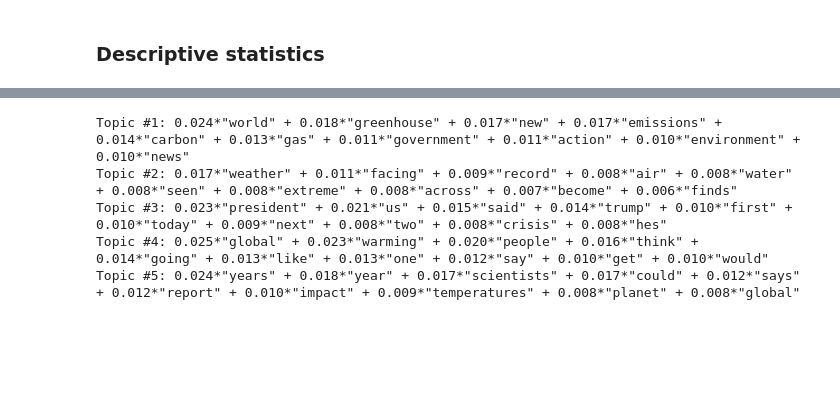
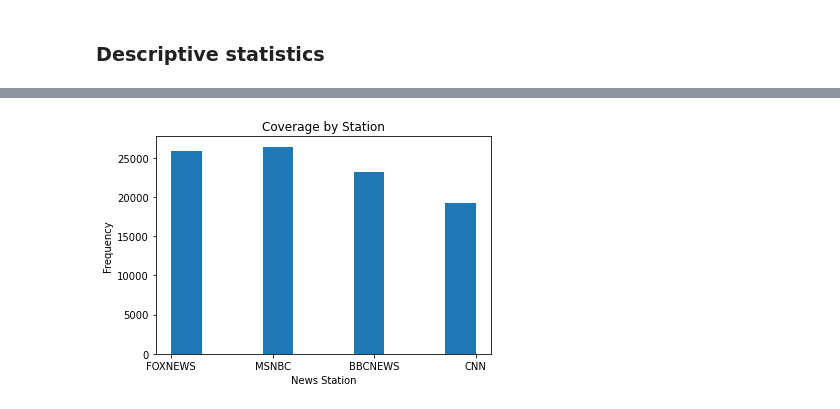
Before and after one commit to giantmagellan/climate-lang-processing, a Jupyter notebook: data_import.ipynb, the cells around one changed output, grey strips where cells are left out. Cells and saved outputs as stored; diff of their text form; code cells hidden in the pictures; blank space fills up the shorter version.

```diff
--- a/data_import.ipynb
+++ b/data_import.ipynb
@@ -297,14 +270,8 @@ lda_gensim = LdaModel (corpus = bow_gensim,
-# %%
-# see word distribution of topics
-#display_topics_gensim(lda_gensim)
-lda_gensim_topics = lda_gensim.show_topics(num_topics=5, num_words=10)
-
-# Display the topics
-for topic_idx, topic in lda_gensim_topics:
-    print(f"Topic #{topic_idx + 1}: {topic}")
-# %% [output]
-Topic #1: 0.024*"world" + 0.018*"greenhouse" + 0.017*"new" + 0.017*"emissions" + 0.014*"carbon" + 0.013*"gas" + 0.011*"government" + 0.011*"action" + 0.010*"environment" + 0.010*"news"
-Topic #2: 0.017*"weather" + 0.011*"facing" + 0.009*"record" + 0.008*"air" + 0.008*"water" + 0.008*"seen" + 0.008*"extreme" + 0.008*"across" + 0.007*"become" + 0.006*"finds"
-Topic #3: 0.023*"president" + 0.021*"us" + 0.015*"said" + 0.014*"trump" + 0.010*"first" + 0.010*"today" + 0.009*"next" + 0.008*"two" + 0.008*"crisis" + 0.008*"hes"
-Topic #4: 0.025*"global" + 0.023*"warming" + 0.020*"people" + 0.016*"think" + 0.014*"going" + 0.013*"like" + 0.013*"one" + 0.012*"say" + 0.010*"get" + 0.010*"would"
-Topic #5: 0.024*"years" + 0.018*"year" + 0.017*"scientists" + 0.017*"could" + 0.012*"says" + 0.012*"report" + 0.010*"impact" + 0.009*"temperatures" + 0.008*"planet" + 0.008*"global"
+# %%
+plt.hist(df['station'])
+plt.title('Coverage by Station')
+plt.xlabel('News Station')
+plt.ylabel('Frequency')
+plt.show()
+# %% [output]
+[figure, added]
```
Also changed, not shown: parts of 33 cells of this notebook.
